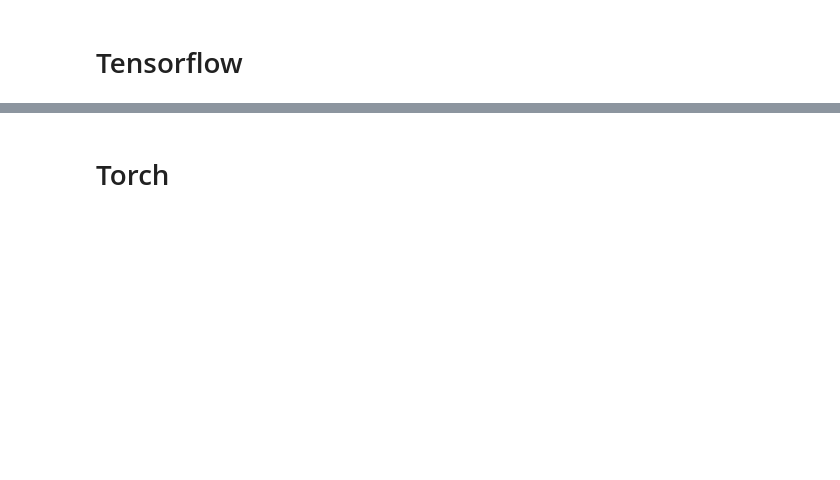
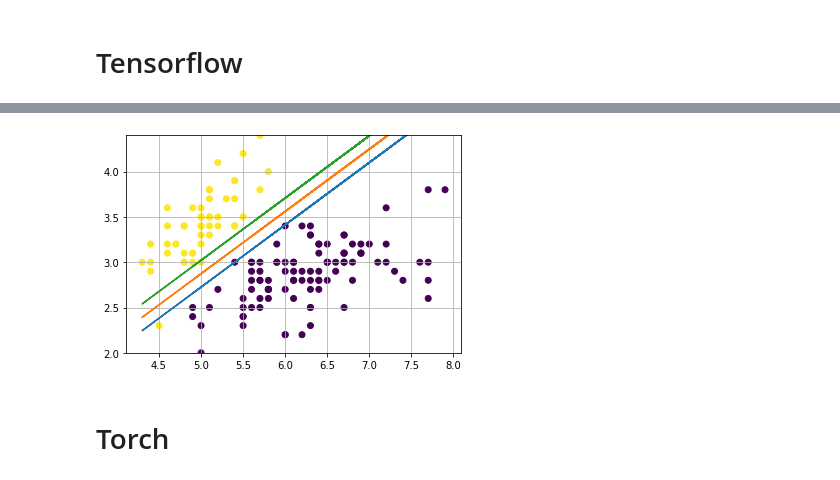
Before and after one commit to Bogdankozlovskiy/auto_grad, a Jupyter notebook: SVM.ipynb, the cells around one changed output, grey strips where cells are left out. Drawn from its saved outputs; the diff is of its cells as text; code cells hidden in the pictures; blank space fills up the shorter version.

```diff
--- a/SVM.ipynb
+++ b/SVM.ipynb
@@ -59,3 +94,17 @@ Tensorflow
+# %%
+def get_line(w, data, bias=0):
+    get_point = lambda w, p, b=0: - p * w[0] / w[1] - (w[2] + b) / w[1]
+    return [get_point(w, i, bias) for i in  data]
+
+weights = w_value[0][0], w_value[1][0], b_value[0]
+plt.scatter(data[:,0], data[:,1], c=target.flatten())
+plt.plot(data[:,0], get_line(weights, data[:,0], 1))
+plt.plot(data[:,0], get_line(weights, data[:,0]))
+plt.plot(data[:,0], get_line(weights, data[:,0], -1))
+plt.ylim(data[:,1].min(), data[:,1].max())
+plt.grid()
+# %% [output]
+[figure, added]
 # %% [markdown]
 Torch
 ===
```
Also changed, not shown: parts of 5 cells of this notebook.
